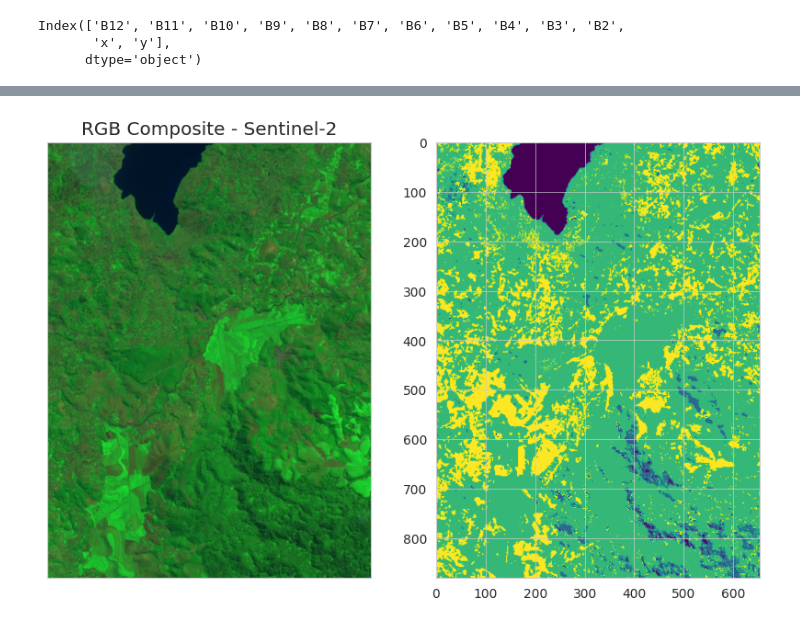
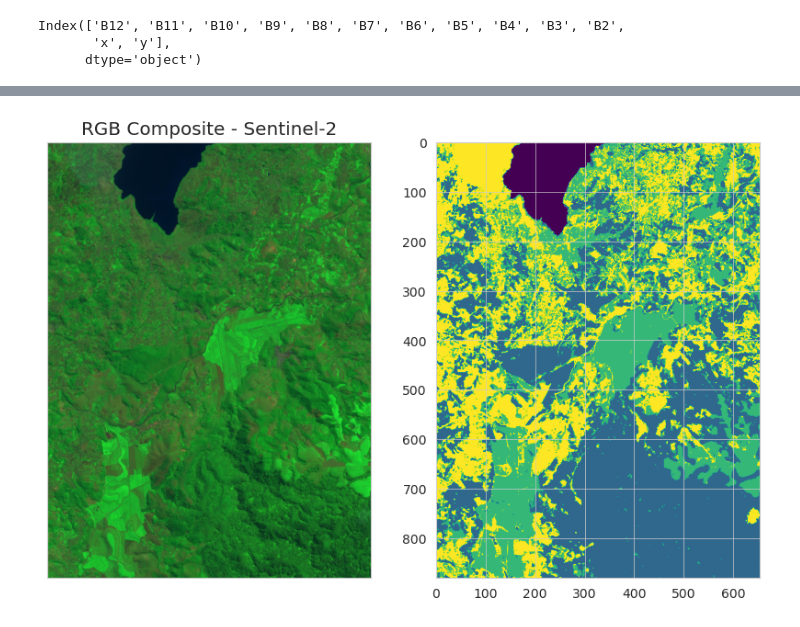
Before and after one commit to BBenyamini/agri-workshop, a Jupyter notebook: code/4_building_class_model.ipynb, the cells around one changed output, grey strips where cells are left out. Drawn from its saved outputs; the diff is of its cells as text; code cells hidden in the pictures.

```diff
--- a/code/4_building_class_model.ipynb
+++ b/code/4_building_class_model.ipynb
@@ -152,7 +165,7 @@ train_points.head()
 # %%
 # Unpack the Raster Value column to separate column for each band - band names were retrieved with snappy and are now usef as column names
-train_points[bands] = pd.DataFrame(train_points['Raster_Value'].tolist(), index= train_points.index)
-train_points = train_points.drop(['Raster_Value'], axis=1)  # Remove Raster Value column
+train_points[bands] = pd.DataFrame(train_points['raster_value'].tolist(), index= train_points.index)
+train_points = train_points.drop(['raster_value'], axis=1)  # Remove Raster Value column
 # %%
 train_points.head()
 # %% [output]
@@ -307,7 +325,7 @@ Best: 0.930000 using {'n_estimators': 250}
 # %%
 #Finalize the model
-final_RF=RandomForestClassifier(random_state=seed, n_estimators=250)
-classifier=final_RF.fit(x_train, y_train)
+final_ET=ExtraTreesClassifier(random_state=seed, n_estimators=250)
+classifier=final_ET.fit(x_train, y_train)
 
 # Make predictions on validation dataset
 
@@ -392,7 +410,7 @@ def raster_geotiff_to_dataframe(geotiff_file):
 
 # load th whole sentinel image
 
-geotiff_file_path = '/home/drdc/Documents/drdc/open_projects/agrifield_workshop/wk100823/dc-workshop/orginal/S2_srw.tif'
+geotiff_file_path = "/home/drdc/Documents/repos/Portfolio/dc-workshop/orginal/S2_srw.tif"
 df = raster_geotiff_to_dataframe(geotiff_file_path)
 df.head()
 # %% [output]
@@ -404,18 +422,19 @@ df.head()
 | 4 | 29.027082 | -2.397065 | 0.1783 | 0.2541 | 0.1012 | 0.1723 | 0.3059 | 0.3176 | 0.2865 | 0.1966 | 0.1825 | ... |
 # %%
 #rename the columns to match the training data
+
 df.rename(columns={"Y":"y","X":"x",
-                   "Band_1":"B2",
-                              "Band_2":"B3",
-                              	"Band_3":"B4",
-                                    "Band_4":"B5",
-                                    "Band_5":"B6",
+                   "Band_1":"B12",
+                              "Band_2":"B11",
+                              	"Band_3":"B10",
+                                    "Band_4":"B9",
+                                    "Band_5":"B8",
                                     "Band_6":"B7",
-                                    "Band_7":"B8",
-                                    "Band_8":"B9",
-                                    "Band_9":"B10",
-                                    "Band_10":"B11",
-                                    "Band_11":"B12"}, inplace=True)
+                                    "Band_7":"B6",
+                                    "Band_8":"B5",
+                                    "Band_9":"B4",
+                                    "Band_10":"B3",
+                                    "Band_11":"B2"}, inplace=True)
 
 
 df.head()
@@ -459,17 +476,16 @@ numpy.ndarray
 # %%
 # Plot the landcover map
-
 import rasterio as rio
-df_im=rio.open('/home/drdc/Documents/drdc/open_projects/agrifield_workshop/wk100823/dc-workshop/orginal/S2_srw.tif')
+df_im=rio.open('/home/drdc/Documents/repos/Portfolio/dc-workshop/orginal/S2_srw.tif')
 values=df_im.read()
 
 fig, (ax1, ax2) = plt.subplots(1, 2, figsize=(10, 8))
 
 ep.plot_rgb(values,
             rgb=[0,4,9], ax=ax1,title="RGB Composite - Sentinel-2")
 
 ax2=ax2.imshow(predict_np, cmap="viridis")
 
 plt.show();
 # %% [output]
-[figure, old version]
+[figure, new version]
```
Also changed, not shown: parts of 34 cells of this notebook, 8 other files.
